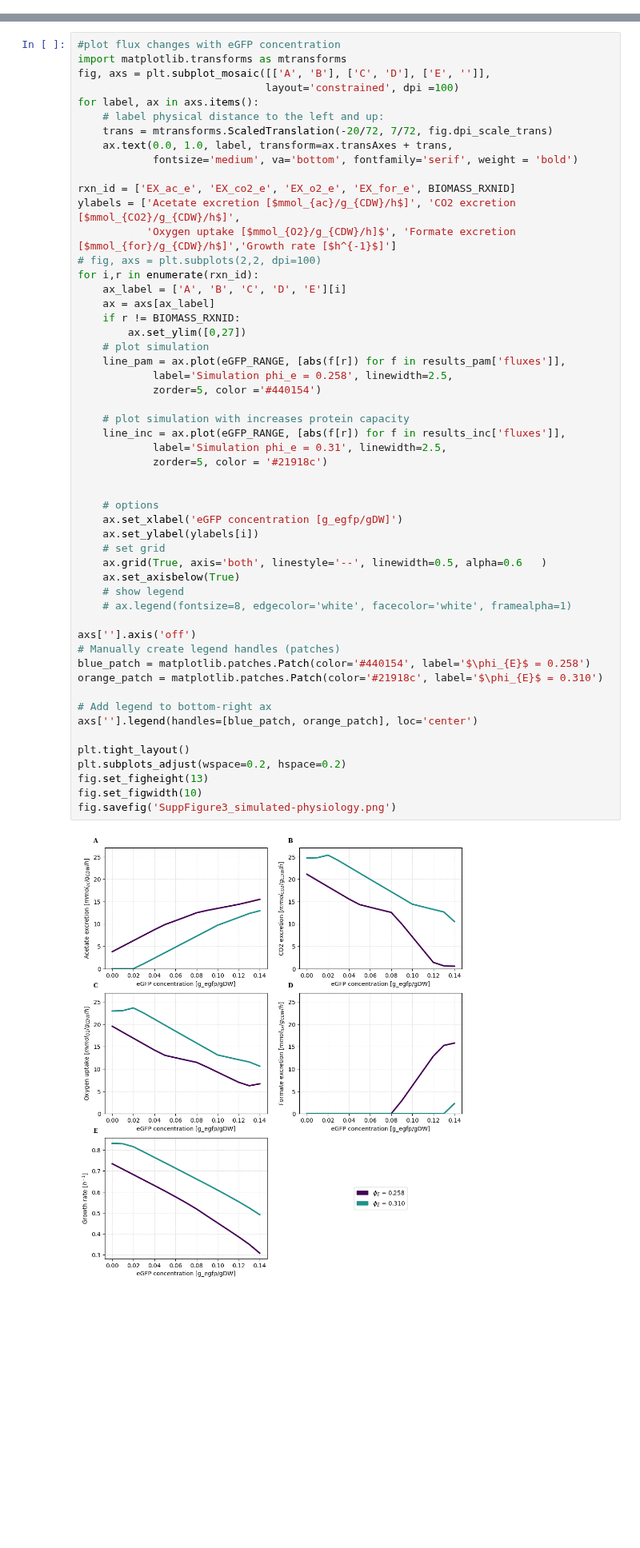
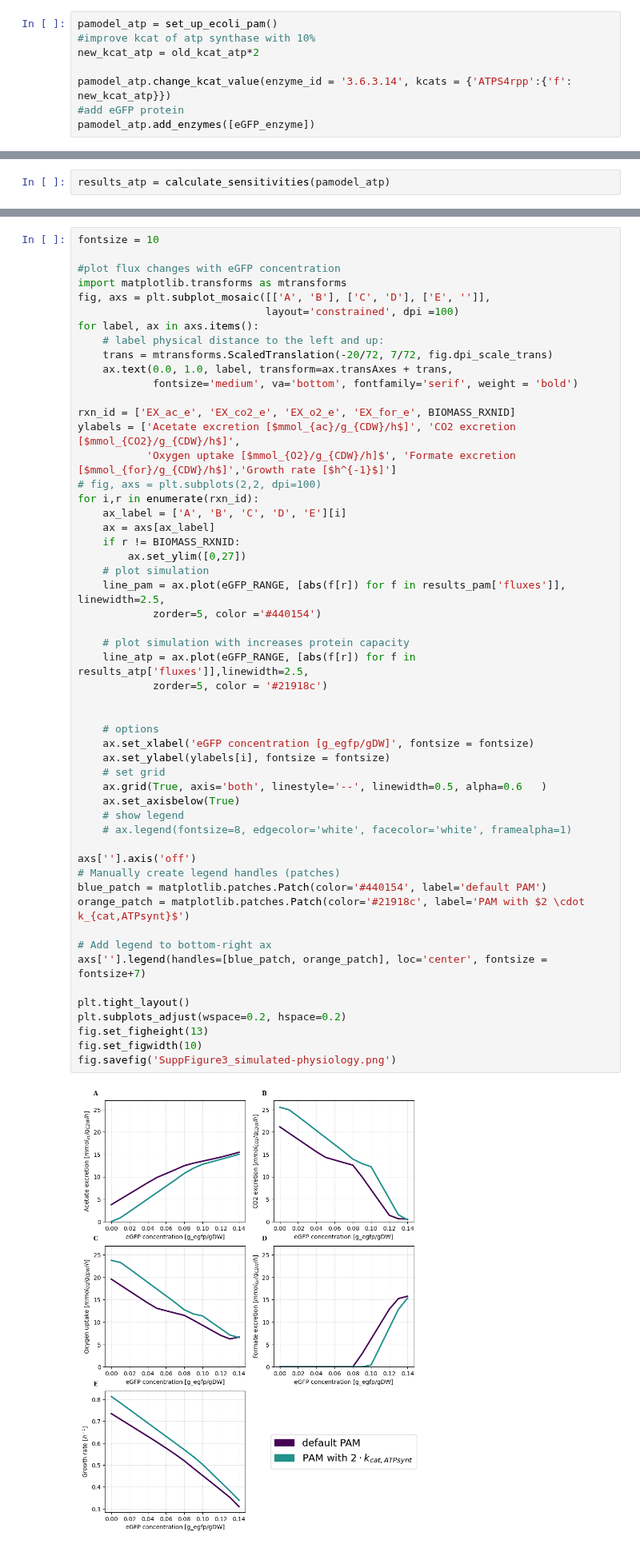
Before and after one commit to iAMB-RWTH-Aachen/PAModelpy, a Jupyter notebook: PAMpy/Figures/Figure3_sensitivities_protein-overproduction.ipynb, the cells around one changed output, grey strips where cells are left out. Shown at 80% size. Cells and saved outputs as stored; diff of their text form; blank space fills up the shorter version.

Commit message:
Updated figures

```diff
--- a/PAMpy/Figures/Figure3_sensitivities_protein-overproduction.ipynb
+++ b/PAMpy/Figures/Figure3_sensitivities_protein-overproduction.ipynb
@@ -309,0 +322,8 @@ fac_top5_pam, x_fac_top5_pam = find_top5_sensitivities(results_pam['Cfac'], x_ax
+# %%
+pamodel_atp = set_up_ecoli_pam()
+#improve kcat of atp synthase with 10%
+new_kcat_atp = old_kcat_atp*2
+
+pamodel_atp.change_kcat_value(enzyme_id = '3.6.3.14', kcats = {'ATPS4rpp':{'f': new_kcat_atp}})
+#add eGFP protein
+pamodel_atp.add_enzymes([eGFP_enzyme])
@@ -309,0 +355,2 @@ fac_top5_pam, x_fac_top5_pam = find_top5_sensitivities(results_pam['Cfac'], x_ax
+# %%
+results_atp = calculate_sensitivities(pamodel_atp)
@@ -517,6 +611,8 @@ fig.savefig('SuppFigure3_eGFP-normalized_mu.png', dpi =200,bbox_inches='tight')
 ## 4.3 plot predicted exchange rates
 similar to what has been done by Alter et al. (2021)
 # %%
+fontsize = 10
+
 #plot flux changes with eGFP concentration
 import matplotlib.transforms as mtransforms
 fig, axs = plt.subplot_mosaic([['A', 'B'], ['C', 'D'], ['E', '']],
@@ -534,43 +630,41 @@ ylabels = ['Acetate excretion [$mmol_{ac}/g_{CDW}/h$]', 'CO2 excretion [$mmol_{C
 for i,r in enumerate(rxn_id):
     ax_label = ['A', 'B', 'C', 'D', 'E'][i]
     ax = axs[ax_label]
     if r != BIOMASS_RXNID:
         ax.set_ylim([0,27])
     # plot simulation
-    line_pam = ax.plot(eGFP_RANGE, [abs(f[r]) for f in results_pam['fluxes']],
-            label='Simulation phi_e = 0.258', linewidth=2.5,
+    line_pam = ax.plot(eGFP_RANGE, [abs(f[r]) for f in results_pam['fluxes']], linewidth=2.5,
             zorder=5, color ='#440154')
 
     # plot simulation with increases protein capacity
-    line_inc = ax.plot(eGFP_RANGE, [abs(f[r]) for f in results_inc['fluxes']],
-            label='Simulation phi_e = 0.31', linewidth=2.5,
+    line_atp = ax.plot(eGFP_RANGE, [abs(f[r]) for f in results_atp['fluxes']],linewidth=2.5,
             zorder=5, color = '#21918c')
 
 
     # options
-    ax.set_xlabel('eGFP concentration [g_egfp/gDW]')
-    ax.set_ylabel(ylabels[i])
+    ax.set_xlabel('eGFP concentration [g_egfp/gDW]', fontsize = fontsize)
+    ax.set_ylabel(ylabels[i], fontsize = fontsize)
     # set grid
     ax.grid(True, axis='both', linestyle='--', linewidth=0.5, alpha=0.6   )
     ax.set_axisbelow(True)
     # show legend
     # ax.legend(fontsize=8, edgecolor='white', facecolor='white', framealpha=1)
 
 axs[''].axis('off')
 # Manually create legend handles (patches)
-blue_patch = matplotlib.patches.Patch(color='#440154', label='$\phi_{E}$ = 0.258')
-orange_patch = matplotlib.patches.Patch(color='#21918c', label='$\phi_{E}$ = 0.310')
+blue_patch = matplotlib.patches.Patch(color='#440154', label='default PAM')
+orange_patch = matplotlib.patches.Patch(color='#21918c', label='PAM with $2 \cdot k_{cat,ATPsynt}$')
 
 # Add legend to bottom-right ax
-axs[''].legend(handles=[blue_patch, orange_patch], loc='center')
+axs[''].legend(handles=[blue_patch, orange_patch], loc='center', fontsize = fontsize+7)
 
 plt.tight_layout()
 plt.subplots_adjust(wspace=0.2, hspace=0.2)
 fig.set_figheight(13)
 fig.set_figwidth(10)
 fig.savefig('SuppFigure3_simulated-physiology.png')
 # %% [output]
-[figure, old version]
+[figure, new version]
 # %%
 pamodel.constraints['eGFP_min'].ub = -0.5
 pamodel.update
```
Also changed, not shown: parts of 17 cells of this notebook, 3 other files.
